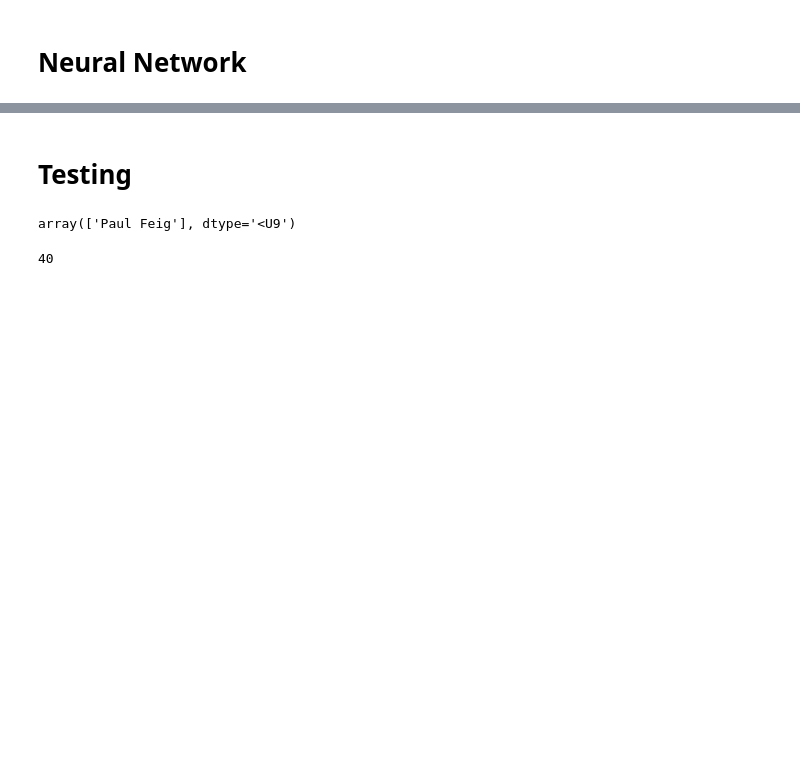
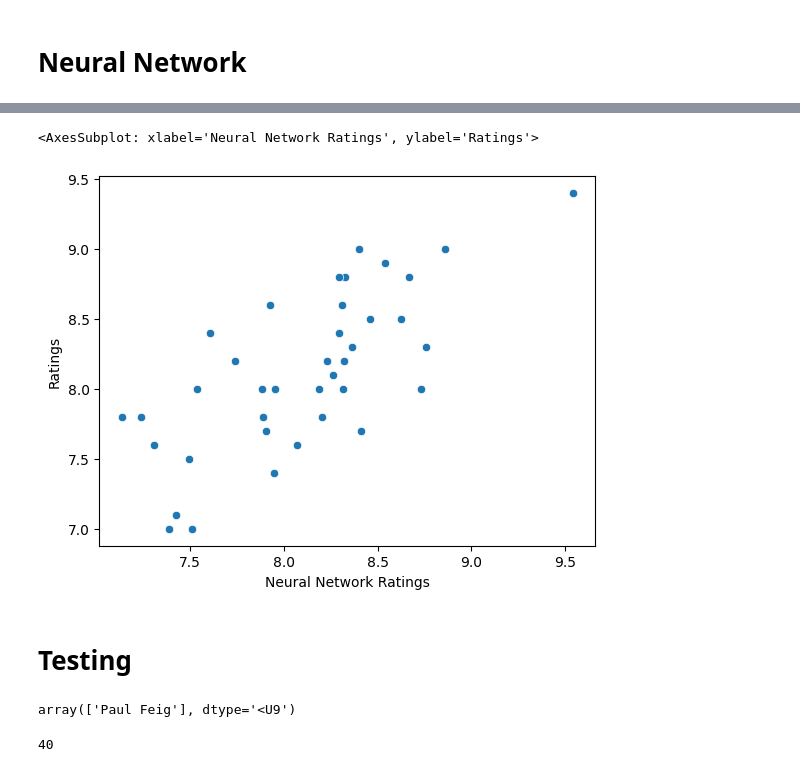
Before and after one commit to TthBnc/Predicting-Episode-Raitings, a Jupyter notebook: train.ipynb, the cells around one changed output, grey strips where cells are left out. Drawn from its saved outputs; the diff is of its cells as text; code cells hidden in the pictures; blank space fills up the shorter version.

```diff
--- a/train.ipynb
+++ b/train.ipynb
@@ -528,5 +544,10 @@ outputs.head()
 | 2 | 2.0 | 3142.0 | 8.70 | 22.0 | 15.0 | 8.3 | 8.406418 | 8.328853 | ... |
 | 3 | 2.0 | 3663.0 | 9.70 | 22.0 | 8.0 | 8.9 | 8.548228 | 8.461563 | ... |
 | 4 | 5.0 | 2621.0 | 8.07 | 22.0 | 19.0 | 8.0 | 8.138098 | 8.196668 | ... |
+# %%
+sns.scatterplot(data=outputs, x='Neural Network Ratings', y='Ratings')
+# %% [output]
+<AxesSubplot: xlabel='Neural Network Ratings', ylabel='Ratings'>
+[figure, added]
 # %%
 model.save('nn1_d.h5')
```
Also changed, not shown: parts of 8 cells of this notebook.
